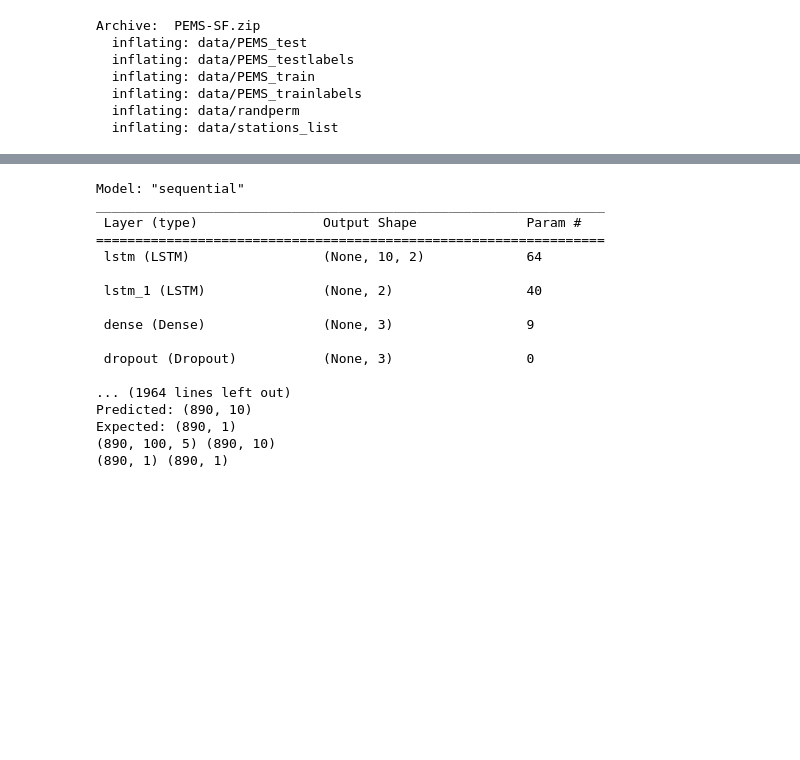
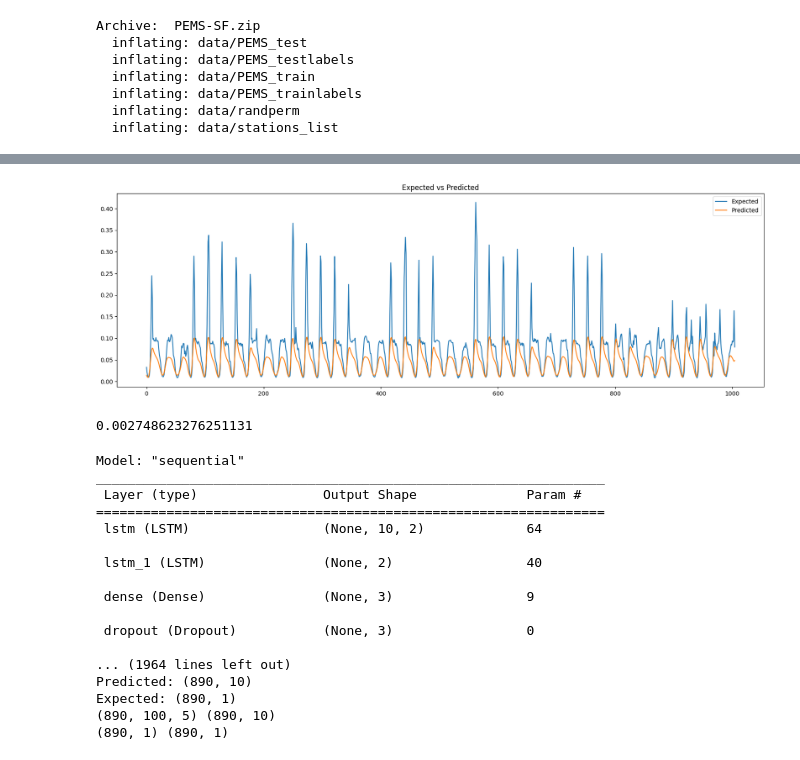
Before and after one commit to sjsu-micosys-lab/frequency-domain-prognostics, a Jupyter notebook: CS298_Demo_3.ipynb, the cells around one changed output, grey strips where cells are left out. Saved outputs shown, nothing was run; the diff lists cells and outputs as text; code cells hidden in the pictures; blank space fills up the shorter version.

```diff
--- a/CS298_Demo_3.ipynb
+++ b/CS298_Demo_3.ipynb
@@ -57,8 +116,14 @@ data = pd.read_csv("drive/MyDrive/CS297/Datasets/traffic_features.csv", nrows=10
 # %%
 df = data[["values", 'sensor_day', 'time_on_day', 'day_of_week', 'hours_from_start']]
 df = df[[c for c in df if c not in ['values']] + ['values']]
+
+# Keep columns with higher absolute correlation of 50%
+corr_matrix = df.corr()
+high_corr_cols = corr_matrix[abs(corr_matrix['values']) > 0.5].index
+data = df[high_corr_cols].copy()
 
 xScaler = MinMaxScaler()
 yScaler = MinMaxScaler()
 df[[c for c in df if c not in ['values']]] = xScaler.fit_transform(df[[c for c in df if c not in ['values']]])
 df[["values"]] = yScaler.fit_transform(df[["values"]])
+newDfArray = df.to_numpy()
@@ -64,0 +826,6 @@ df[["values"]] = yScaler.fit_transform(df[["values"]])
+# %%
+plot_expected_predicted_data(information["expected"], information["predicted"])
+information["mse"]
+# %% [output]
+[figure, added]
+0.002748623276251131
```
Also changed, not shown: parts of 11 cells of this notebook, 1 other file.
